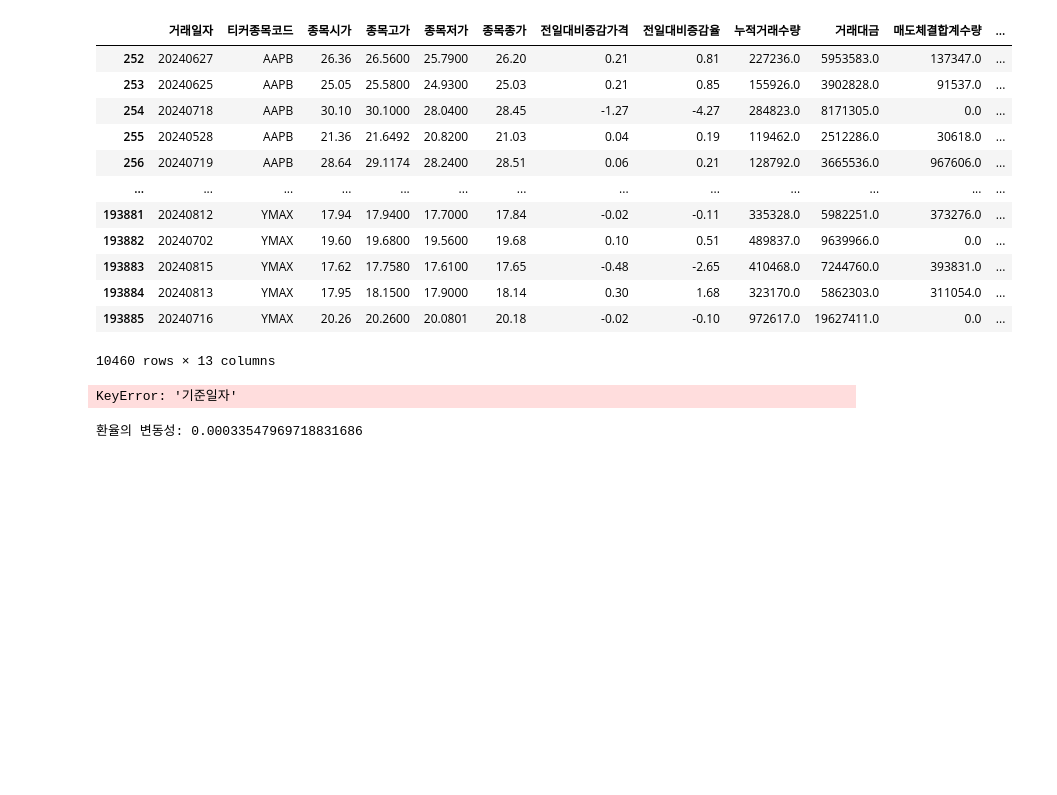
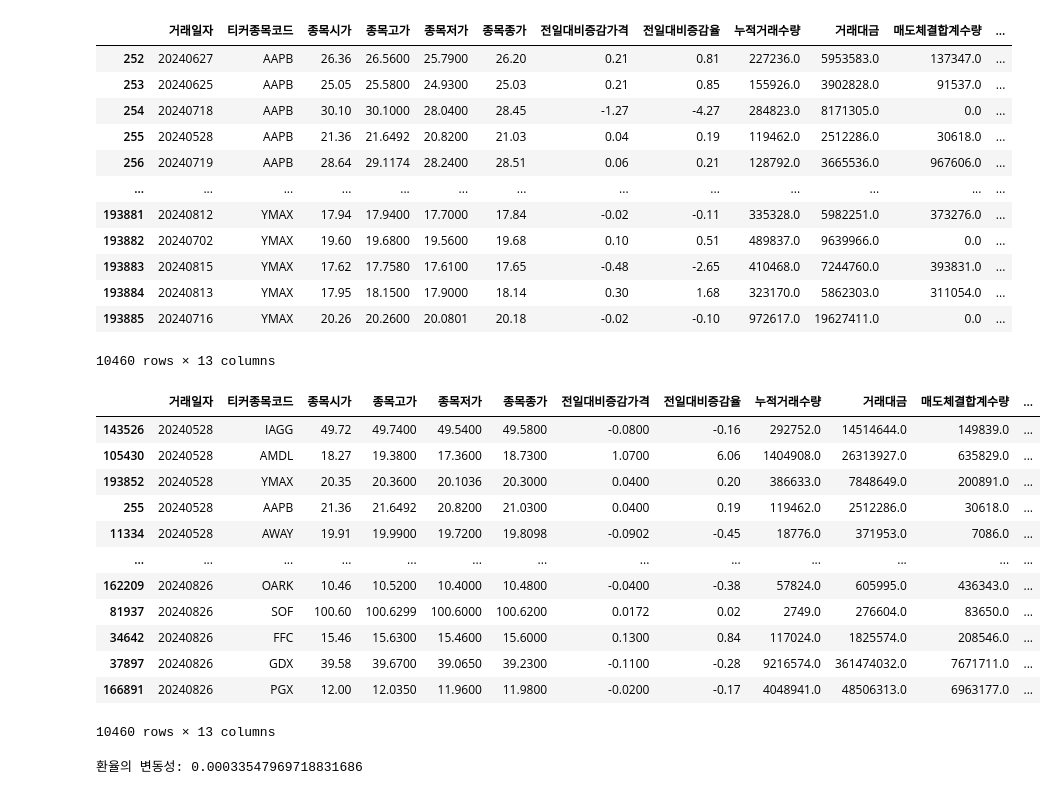
Before and after one commit to yunssup/secret_baeksang, a Jupyter notebook: Dacon.ipynb, the cells around one changed output. Saved outputs shown, nothing was run; the diff lists cells and outputs as text; code cells hidden in the pictures; blank space fills up the shorter version.

```diff
--- a/Dacon.ipynb
+++ b/Dacon.ipynb
@@ -675,16 +660,28 @@ etf_stk_data
 | 193885 | 20240716 | YMAX | 20.26 | 20.2600 | 20.0801 | 20.18 | -0.02 | -0.10 | 972617.0 | 19627411.0 | 0.0 | ... |
 10460 rows × 13 columns
 # %%
-# 기준일자별로 정렬
-etf_stk_data_sorted = etf_stk_data.sort_values(by='기준일자')  # '기준일자'로 정렬
+# 거래일자별로 정렬
+etf_stk_data_sorted = etf_stk_data.sort_values(by='거래일자')  # '기준일자'로 정렬
 
 # tck_iem_cd 열 삭제
 etf_stk_data_sorted = etf_stk_data_sorted.drop(columns=['tck_iem_cd'], errors='ignore')  # 열 삭제
 
 # 결과 확인
 etf_stk_data_sorted
 # %% [output]
+|  | 거래일자 | 티커종목코드 | 종목시가 | 종목고가 | 종목저가 | 종목종가 | 전일대비증감가격 | 전일대비증감율 | 누적거래수량 | 거래대금 | 매도체결합계수량 | ... |
+| 143526 | 20240528 | IAGG | 49.72 | 49.7400 | 49.5400 | 49.5800 | -0.0800 | -0.16 | 292752.0 | 14514644.0 | 149839.0 | ... |
+| 105430 | 20240528 | AMDL | 18.27 | 19.3800 | 17.3600 | 18.7300 | 1.0700 | 6.06 | 1404908.0 | 26313927.0 | 635829.0 | ... |
+| 193852 | 20240528 | YMAX | 20.35 | 20.3600 | 20.1036 | 20.3000 | 0.0400 | 0.20 | 386633.0 | 7848649.0 | 200891.0 | ... |
+| 255 | 20240528 | AAPB | 21.36 | 21.6492 | 20.8200 | 21.0300 | 0.0400 | 0.19 | 119462.0 | 2512286.0 | 30618.0 | ... |
+| 11334 | 20240528 | AWAY | 19.91 | 19.9900 | 19.7200 | 19.8098 | -0.0902 | -0.45 | 18776.0 | 371953.0 | 7086.0 | ... |
+| ... | ... | ... | ... | ... | ... | ... | ... | ... | ... | ... | ... | ... |
+| 162209 | 20240826 | OARK | 10.46 | 10.5200 | 10.4000 | 10.4800 | -0.0400 | -0.38 | 57824.0 | 605995.0 | 436343.0 | ... |
+| 81937 | 20240826 | SOF | 100.60 | 100.6299 | 100.6000 | 100.6200 | 0.0172 | 0.02 | 2749.0 | 276604.0 | 83650.0 | ... |
+| 34642 | 20240826 | FFC | 15.46 | 15.6300 | 15.4600 | 15.6000 | 0.1300 | 0.84 | 117024.0 | 1825574.0 | 208546.0 | ... |
+| 37897 | 20240826 | GDX | 39.58 | 39.6700 | 39.0650 | 39.2300 | -0.1100 | -0.28 | 9216574.0 | 361474032.0 | 7671711.0 | ... |
+| 166891 | 20240826 | PGX | 12.00 | 12.0350 | 11.9600 | 11.9800 | -0.0200 | -0.17 | 4048941.0 | 48506313.0 | 6963177.0 | ... |
-KeyError: '기준일자'
+10460 rows × 13 columns
 # %%
 # 환율의 일일 수익률 계산
 etf_stk_data_sorted['환율_수익률'] = etf_stk_data_sorted['환율'].pct_change()  # 일일 수익률 계산
```
Also changed, not shown: parts of 43 cells of this notebook, 7 other files.
